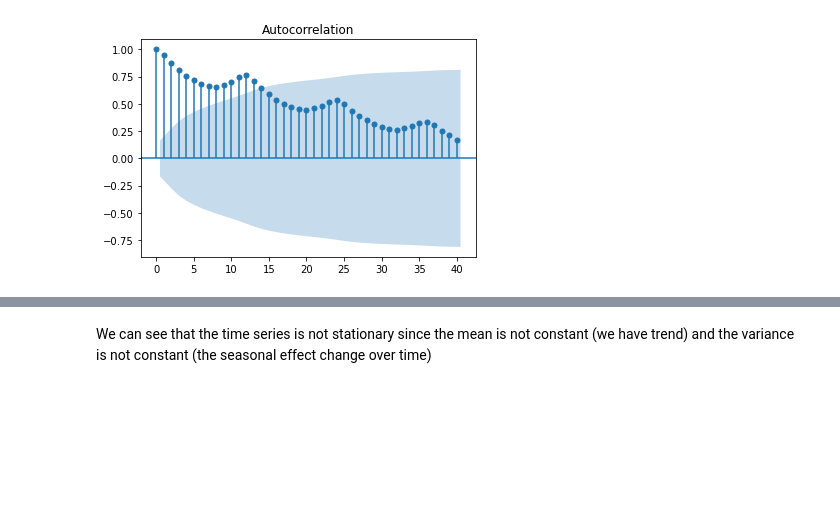
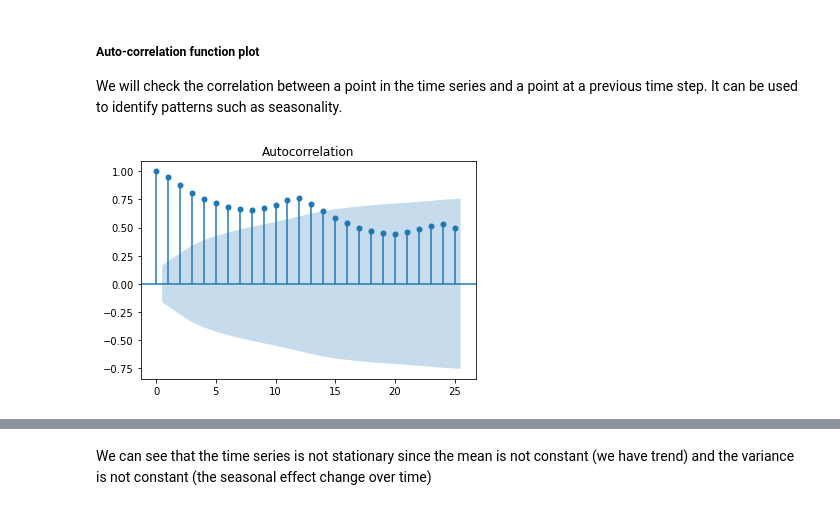
Before and after one commit to isrkan/DataSciencePractice, a Jupyter notebook: Time_series_prediction.ipynb, the cells around one changed output, grey strips where cells are left out. Saved outputs shown, nothing was run; the diff lists cells and outputs as text; code cells hidden in the pictures; blank space fills up the shorter version.

```diff
--- a/Time_series_prediction.ipynb
+++ b/Time_series_prediction.ipynb
@@ -43,0 +22,4 @@ plt.show()
+# %%
+# Import the data
+data = pd.read_excel('airline-passengers.xlsx', index_col=0)
+data
@@ -44,8 +71,10 @@ plt.show()
+# %% [markdown]
+##### Auto-correlation function plot
+
+We will check the correlation between a point in the time series and a point at a previous time step. It can be used to identify patterns such as seasonality.
 # %%
-# Auto-Correlation Function & Partial Auto-Correlation Function Plots
-
-plot_acf(dataset.Passengers, lags=40)
+plot_acf(data.Passengers, lags=25)
 # Show the AR as a plot
 plt.show()
 # %% [output]
-[figure, old version]
+[figure, new version]
```
Also changed, not shown: parts of 103 cells of this notebook.
